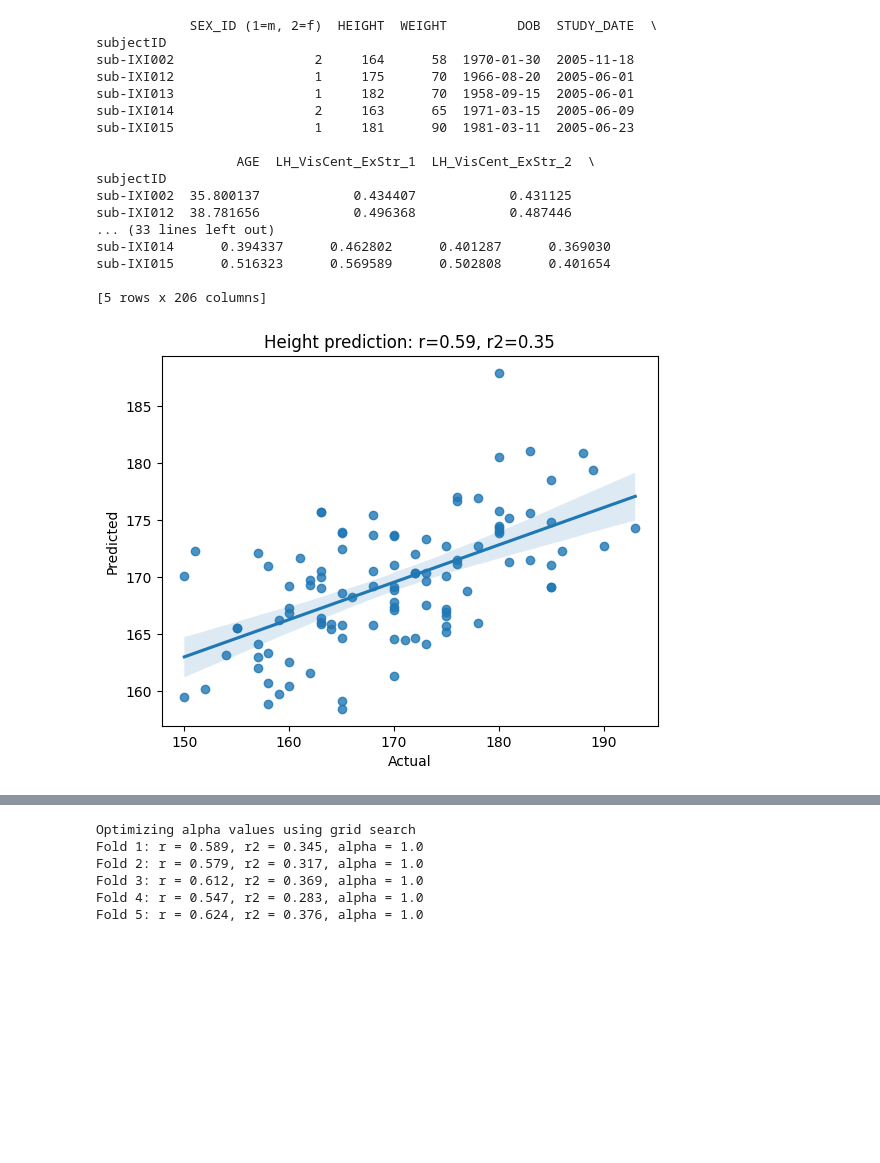
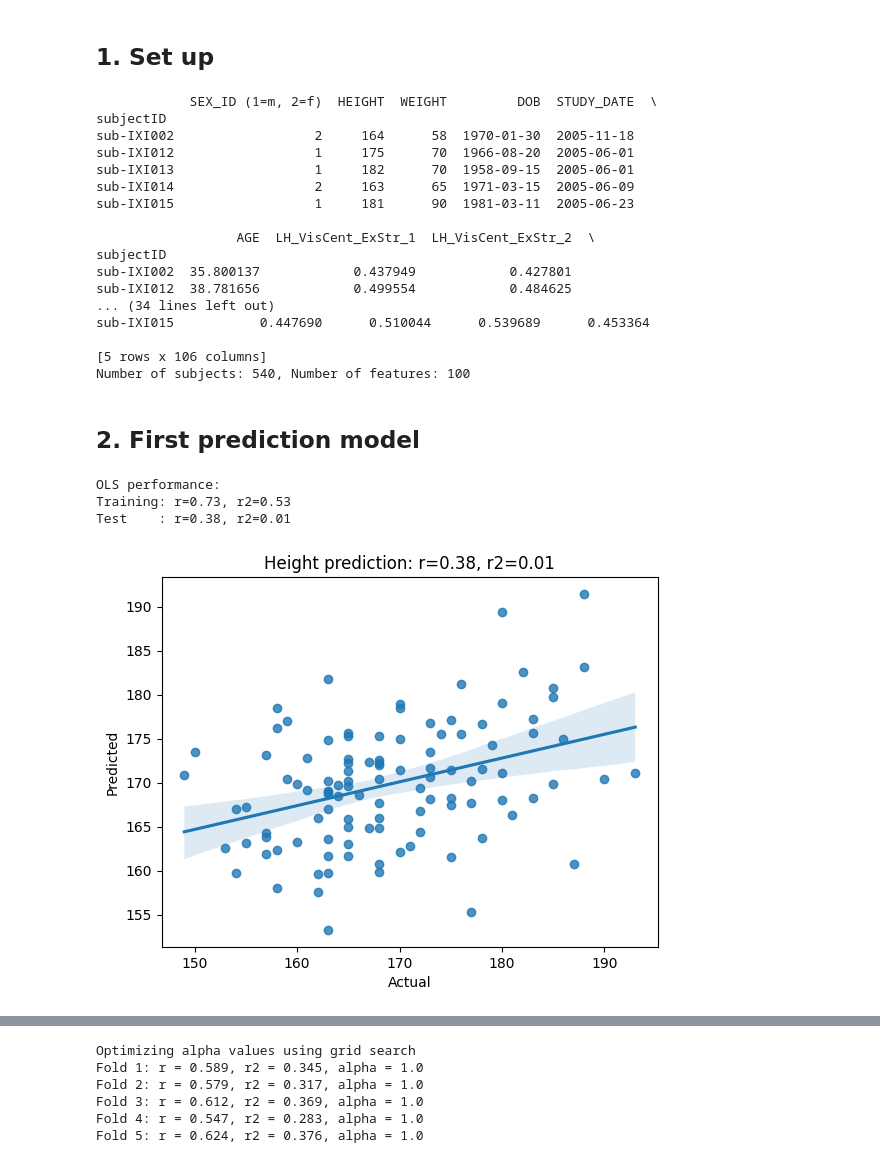
Before and after one commit to N-Nieto/OHBM_SEA-SIG_Educational_Course, a Jupyter notebook: 01_basic_ML/01_basic_ML.ipynb, the cells around one changed output, grey strips where cells are left out. Saved outputs shown, nothing was run; the diff lists cells and outputs as text; code cells hidden in the pictures; blank space fills up the shorter version.

```diff
--- a/01_basic_ML/01_basic_ML.ipynb
+++ b/01_basic_ML/01_basic_ML.ipynb
@@ -3 +5,3 @@
+# %% [markdown]
+##  1. Set up
 # %%
@@ -6,15 +12,22 @@ import pandas as pd
 import matplotlib.pyplot as plt
 import seaborn as sns
 # %%
-df_behav = pd.read_csv("cleaned_IXI_behavioural.csv", index_col=0)
+# read the behavioural data
+df_behav = pd.read_csv("../data/cleaned_IXI_behavioural.csv", index_col=0)
 
-# get the imaging data
-df_GMV = pd.read_csv("cleaned_VBM_GM_Schaefer200x17_mean_aggregation.csv", index_col=0)
+# get the imaging data: we will use gray matter volume (GMV)
+# of 100 cortical parcels from the Schaefer 100x17 parcellation
+df_GMV = pd.read_csv("../data/cleaned_VBM_GM_Schaefer100x17_mean_aggregation.csv", index_col=0)
 columns_GMV = df_GMV.columns.tolist()
 # %%
-# combine df and GMV
+# combine behavioural and GMV data
+# as the subject IDs are the index, we can use join
 df_data = df_behav.join(df_GMV, how="inner")
 print(df_data.head())
+
+# filter height > 120 and < 210 (what are the units? what other values are there?)
+df_data = df_data[(df_data["HEIGHT"] > 120) & (df_data["HEIGHT"] < 210)]
+print(f"Number of subjects: {df_data.shape[0]}, Number of features: {len(columns_GMV)}")
 # %% [output]
             SEX_ID (1=m, 2=f)  HEIGHT  WEIGHT         DOB  STUDY_DATE  \
 subjectID
@@ -26,41 +39,65 @@ sub-IXI015                  1     181      90  1981-03-11  2005-06-23
 
                   AGE  LH_VisCent_ExStr_1  LH_VisCent_ExStr_2  \
 subjectID
-sub-IXI002  35.800137            0.434407            0.431125
-sub-IXI012  38.781656            0.496368            0.487446
-... (33 lines left out)
-sub-IXI014      0.394337      0.462802      0.401287      0.369030
-sub-IXI015      0.516323      0.569589      0.502808      0.401654
+sub-IXI002  35.800137            0.437949            0.427801
+sub-IXI012  38.781656            0.499554            0.484625
+... (34 lines left out)
+sub-IXI015           0.447690      0.510044      0.539689      0.453364
 
-[5 rows x 206 columns]
+[5 rows x 106 columns]
+Number of subjects: 540, Number of features: 100
+# %% [markdown]
+## 2. First prediction model
 # %%
-from sklearn.linear_model import Ridge
+# A model to predict height of a person using their neuroimaging data.
+# We will use a simple linear regression model.
+# The features are the gray matter volume of different brain regions.
+# The target is the height of the person.
+from sklearn.linear_model import LinearRegression
 
 # do train-test split
+# the goal of train-test split is to evaluate the model on unseen data
 from sklearn.model_selection import train_test_split
 
 train_data, test_data = train_test_split(df_data, test_size=0.2, random_state=1)
 
 # train a model
-model = Ridge()
-model.fit(train_data[columns_GMV], train_data["HEIGHT"])
+# OLS regression model
+model = LinearRegression()
+# fit the model: we need both features (X) and target (y)
+model.fit(X=train_data[columns_GMV], y=train_data["HEIGHT"])
 
 # predict
-y_pred = model.predict(test_data[columns_GMV])
+# we only need features (X)
+# the model will predict the target (y)
+y_pred = model.predict(X=test_data[columns_GMV])
+
+# evaluate the model: we know the true target values
 y_true = test_data["HEIGHT"].values
-
 # get correlation and r2_Score
+r = np.corrcoef(y_true, y_pred)[0, 1]
 from sklearn.metrics import r2_score
-
-r = np.corrcoef(y_true, y_pred)[0, 1]
 r2 = r2_score(y_true, y_pred)
 
-# scatterplot true versus predicted
-# use seaborn
+# also check the training performance
+y_train_pred = model.predict(X=train_data[columns_GMV])
+y_train_true = train_data["HEIGHT"].values
+
+r_train = np.corrcoef(y_train_true, y_train_pred)[0, 1]
+r2_train = r2_score(y_train_true, y_train_pred)
+
+print("OLS performance:")
+print(f"Training: r={r_train:.2f}, r2={r2_train:.2f}")
+print(f"Test    : r={r:.2f}, r2={r2:.2f}")
+
+# scatterplot true versus predicted test set values
 sns.regplot(x=y_true, y=y_pred)
 plt.xlabel("Actual")
 plt.ylabel("Predicted")
 plt.title(f"Height prediction: r={r:.2f}, r2={r2:.2f}")
 plt.show()
 # %% [output]
+OLS performance:
+Training: r=0.73, r2=0.53
+Test    : r=0.38, r2=0.01
-[figure, old version]
+[figure, new version]
```
Also changed, not shown: parts of 13 cells of this notebook.
